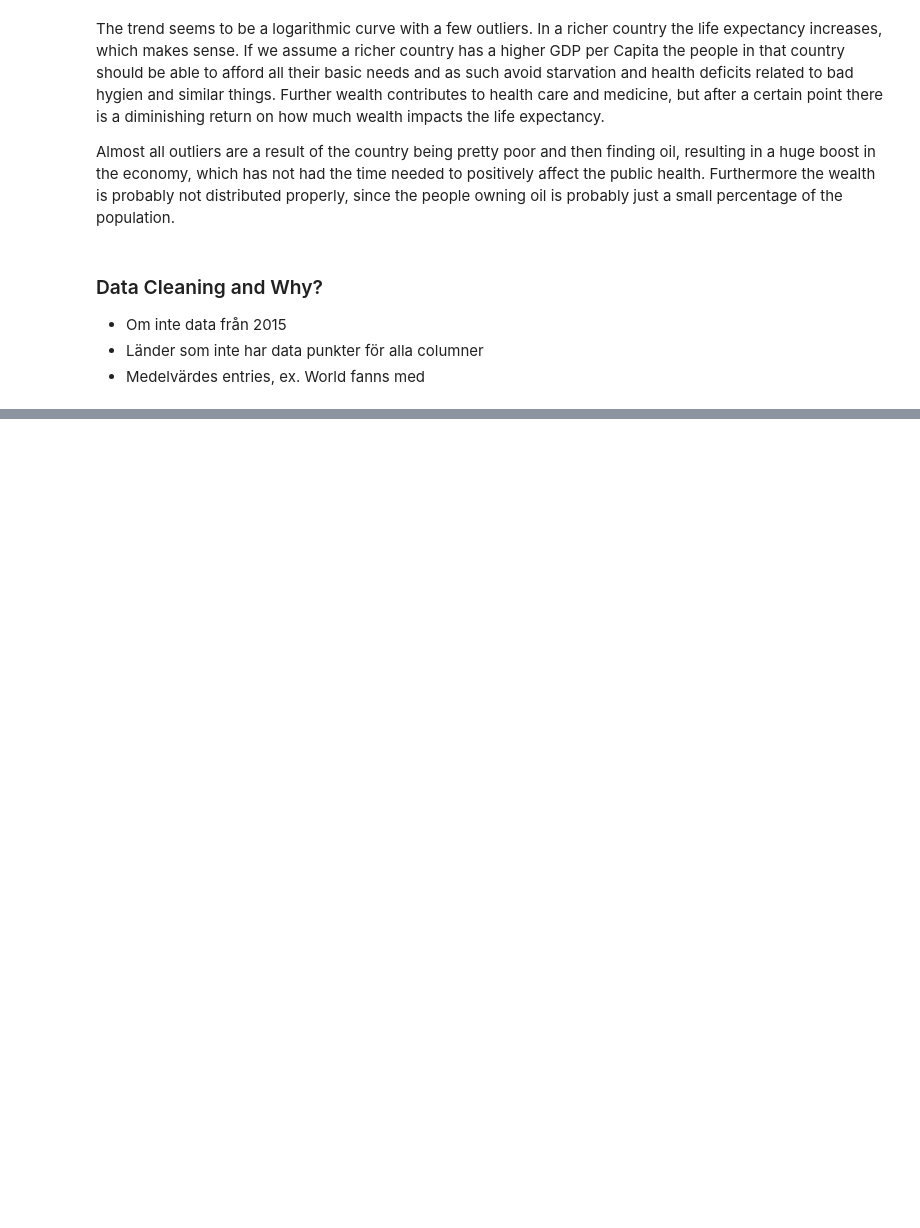
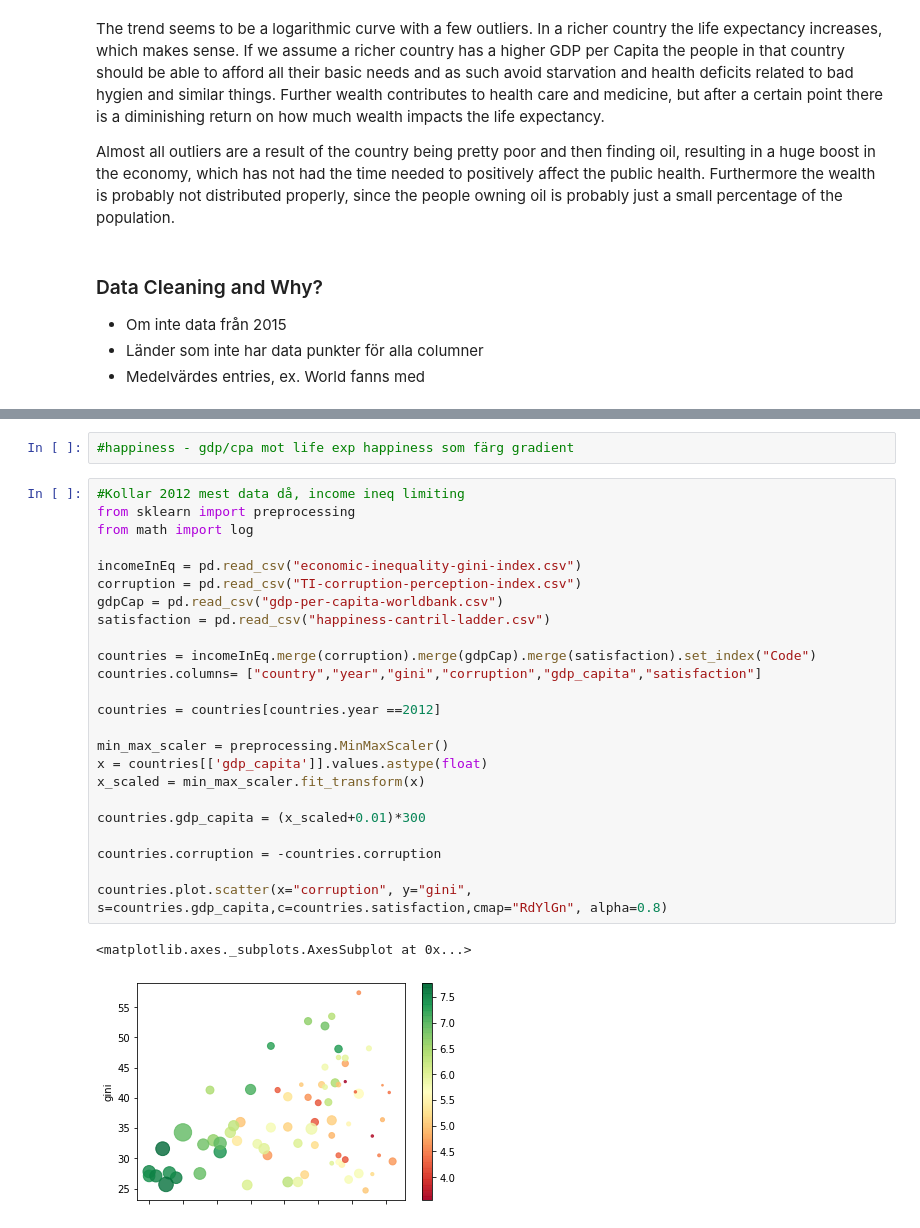
Before and after one commit to jerge/DAT405-DSC, a Jupyter notebook: Lab1.ipynb, the cells around one changed output, grey strips where cells are left out. Cells and saved outputs as stored; diff of their text form; blank space fills up the shorter version.

```diff
--- a/Lab1.ipynb
+++ b/Lab1.ipynb
@@ -147,0 +127,29 @@ test
+# %%
+#happiness - gdp/cpa mot life exp happiness som färg gradient
+# %%
+#Kollar 2012 mest data då, income ineq limiting
+from sklearn import preprocessing
+from math import log
+
+incomeInEq = pd.read_csv("economic-inequality-gini-index.csv")
+corruption = pd.read_csv("TI-corruption-perception-index.csv")
+gdpCap = pd.read_csv("gdp-per-capita-worldbank.csv")
+satisfaction = pd.read_csv("happiness-cantril-ladder.csv")
+
+countries = incomeInEq.merge(corruption).merge(gdpCap).merge(satisfaction).set_index("Code")
+countries.columns= ["country","year","gini","corruption","gdp_capita","satisfaction"]
+
+countries = countries[countries.year ==2012]
+
+min_max_scaler = preprocessing.MinMaxScaler()
+x = countries[['gdp_capita']].values.astype(float)
+x_scaled = min_max_scaler.fit_transform(x)
+
+countries.gdp_capita = (x_scaled+0.01)*300
+
+countries.corruption = -countries.corruption
+
+countries.plot.scatter(x="corruption", y="gini", s=countries.gdp_capita,c=countries.satisfaction,cmap="RdYlGn", alpha=0.8)
+# %% [output]
+<matplotlib.axes._subplots.AxesSubplot at 0x...>
+[figure, added]
```
Also changed, not shown: parts of 11 cells of this notebook, 5 other files.
